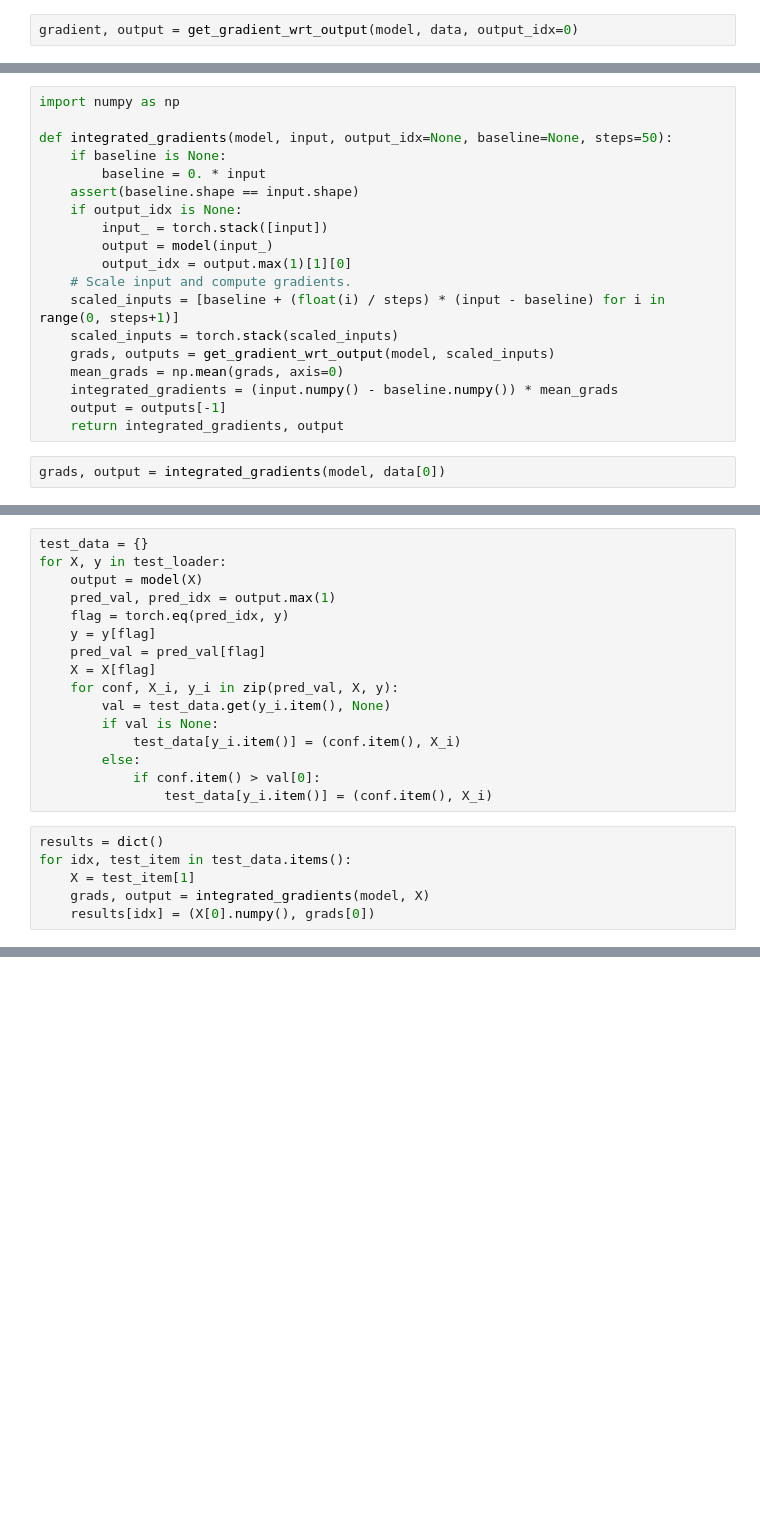
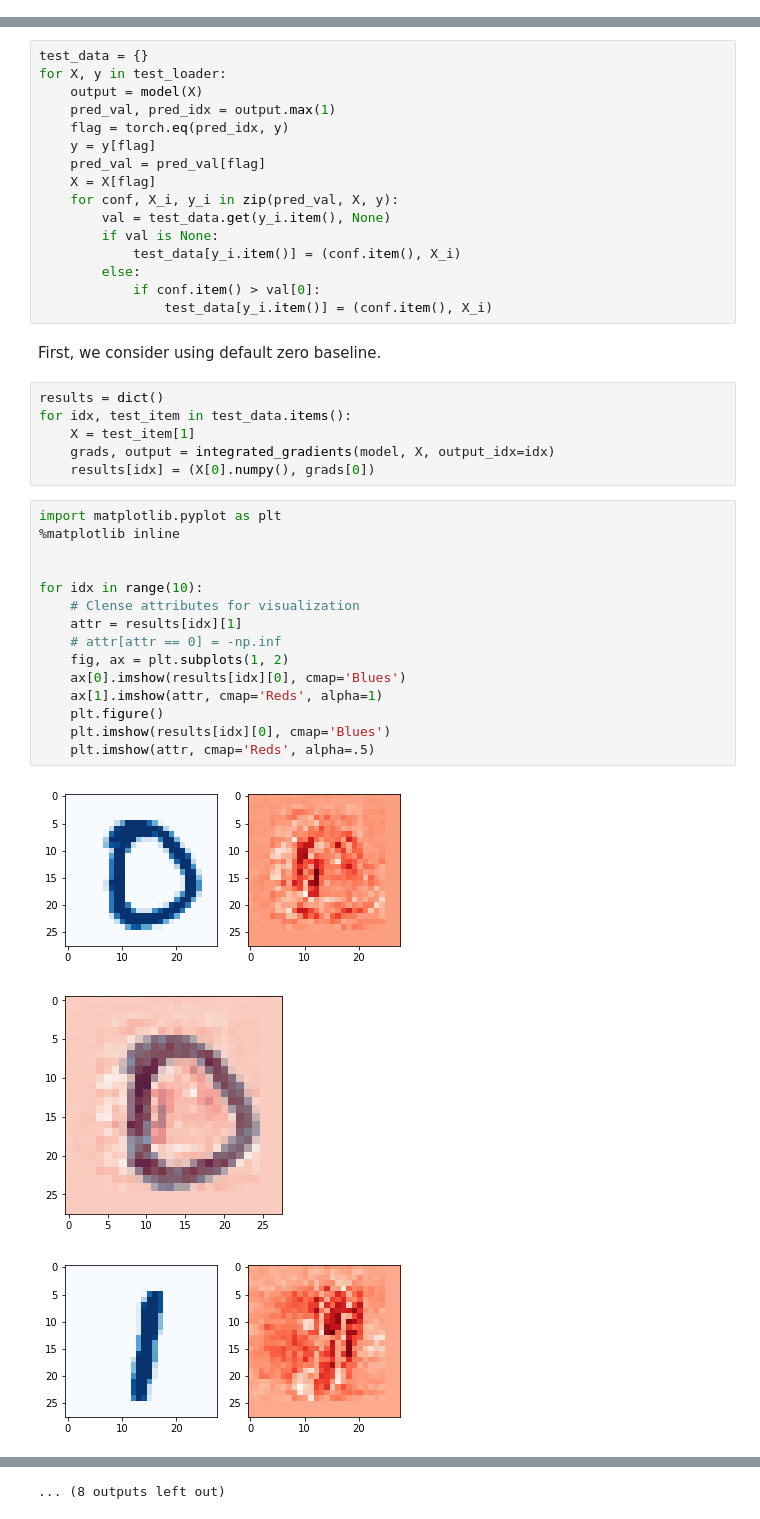
Before and after one commit to jjakimoto/Development, a Jupyter notebook: research/Integrated Gradients.ipynb, the cells around one changed output, grey strips where cells are left out. Saved outputs shown, nothing was run; the diff lists cells and outputs as text; blank space fills up the shorter version.

```diff
--- a/research/Integrated Gradients.ipynb
+++ b/research/Integrated Gradients.ipynb
@@ -99,2 +211,0 @@ for i, (data, target) in enumerate(train_loader):
-# %%
-gradient, output = get_gradient_wrt_output(model, data, output_idx=0)
@@ -113,21 +211,0 @@ torch.Size([32, 1, 28, 28])
-# %%
-import numpy as np
-
-def integrated_gradients(model, input, output_idx=None, baseline=None, steps=50):
-    if baseline is None:
-        baseline = 0. * input
-    assert(baseline.shape == input.shape)
-    if output_idx is None:
-        input_ = torch.stack([input])
-        output = model(input_)
-        output_idx = output.max(1)[1][0]
-    # Scale input and compute gradients.
-    scaled_inputs = [baseline + (float(i) / steps) * (input - baseline) for i in range(0, steps+1)]
-    scaled_inputs = torch.stack(scaled_inputs)
-    grads, outputs = get_gradient_wrt_output(model, scaled_inputs)
-    mean_grads = np.mean(grads, axis=0)
-    integrated_gradients = (input.numpy() - baseline.numpy()) * mean_grads
-    output = outputs[-1]
-    return integrated_gradients, output
-# %%
-grads, output = integrated_gradients(model, data[0])
@@ -151,9 +227,30 @@ for X, y in test_loader:
         else:
             if conf.item() > val[0]:
                 test_data[y_i.item()] = (conf.item(), X_i)
+# %% [markdown]
+First, we consider using default zero baseline.
 # %%
 results = dict()
 for idx, test_item in test_data.items():
     X = test_item[1]
-    grads, output = integrated_gradients(model, X)
+    grads, output = integrated_gradients(model, X, output_idx=idx)
     results[idx] = (X[0].numpy(), grads[0])
+# %%
+import matplotlib.pyplot as plt
+%matplotlib inline
+
+
+for idx in range(10):
+    # Clense attributes for visualization
+    attr = results[idx][1]
+    # attr[attr == 0] = -np.inf
+    fig, ax = plt.subplots(1, 2)
+    ax[0].imshow(results[idx][0], cmap='Blues')
+    ax[1].imshow(attr, cmap='Reds', alpha=1)
+    plt.figure()
+    plt.imshow(results[idx][0], cmap='Blues')
+    plt.imshow(attr, cmap='Reds', alpha=.5)
+# %% [output]
+[figure, added]
+[figure, added]
+[figure, added]
@@ -159,0 +266 @@ for idx, test_item in test_data.items():
+... (8 outputs left out)
```
Also changed, not shown: parts of 27 cells of this notebook.
